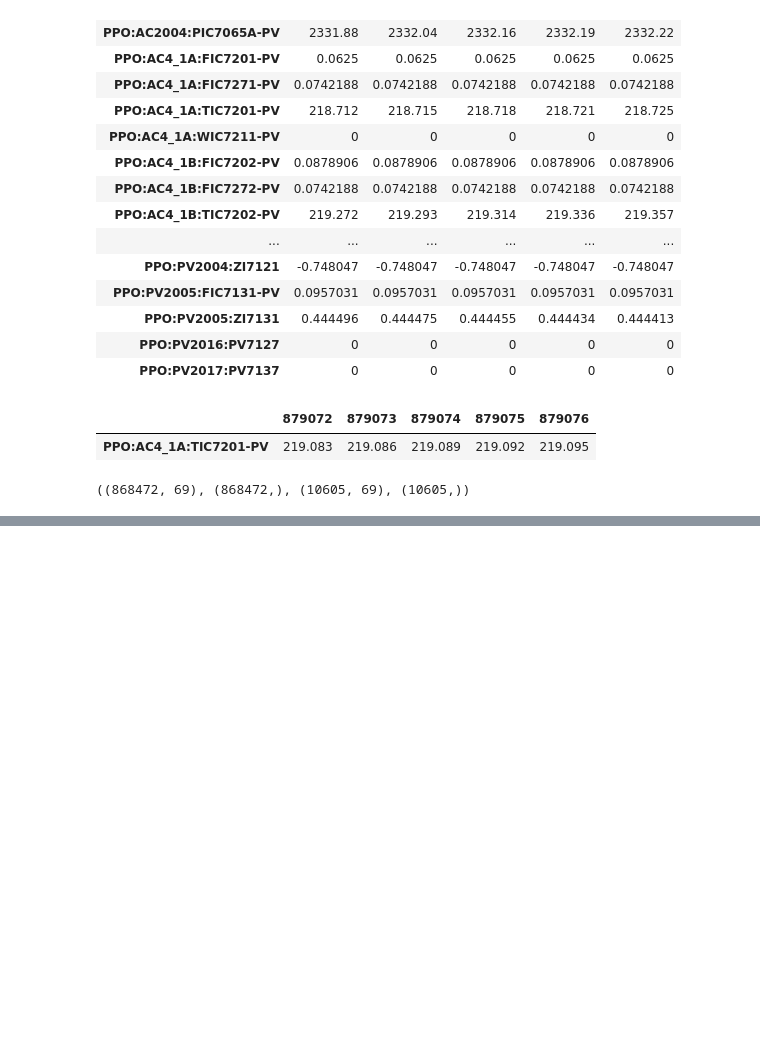
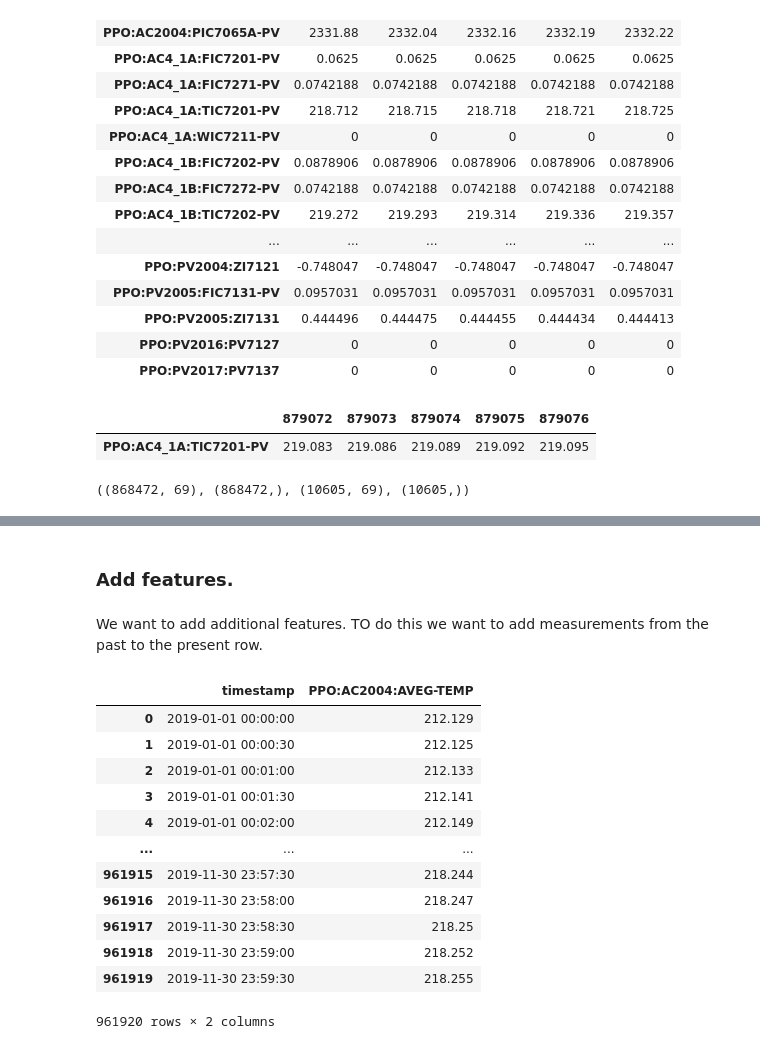
Before and after one commit to dabiged/TametheTemp, a Jupyter notebook: Data_investigations.ipynb, the cells around one changed output, grey strips where cells are left out. Cells and saved outputs as stored; diff of their text form; code cells hidden in the pictures; blank space fills up the shorter version.

Commit message:
Add Shifted Columns function

```diff
--- a/Data_investigations.ipynb
+++ b/Data_investigations.ipynb
@@ -268,0 +229,42 @@ Wall time: 3min 35s
+# %% [markdown]
+### Add features.
+# %% [markdown]
+We want to add additional features. TO do this we want to add measurements from the past to the present row.
+# %%
+def add_ts_col(df, col, shift):
+    '''
+    pd.DataFrame(nxm), str, int -> pd.DataFrame(n,m+1)
+
+    Add a shift a column in df, by shift x 30 seconds, then append it to df.
+    '''
+    current_cols = df.columns.values.tolist()
+    if col not in current_cols:
+        print("Column ",col, " Not found in dataframe")
+        return None
+    df['target_timestamp'] = df['timestamp'] + pd.Timedelta(seconds=shift*30)
+    df['target_'+col] = df[col]
+    x_df = df[current_cols]
+    y_df = df[['target_timestamp', 'target_'+col]]
+    merged_df = pd.merge(x_df, y_df, left_on='timestamp', right_on='target_timestamp')
+    x_df = merged_df.rename(columns={'target_'+col: col+'_-'+str(shift)})
+    return x_df
+# %%
+df_test=add_ts_col(df_test, 'PPO:AC2004:AVEG-TEMP',1)
+# %%
+df_test=df_test.drop(columns=['target_timestamp'],axis=1)
+df_test=df_test.drop(columns=['target_PPO:AC2004:AVEG-TEMP'],axis=1)
+df_test
+# %% [output]
+|  | timestamp | PPO:AC2004:AVEG-TEMP |
+| 0 | 2019-01-01 00:00:00 | 212.129 |
+| 1 | 2019-01-01 00:00:30 | 212.125 |
+| 2 | 2019-01-01 00:01:00 | 212.133 |
+| 3 | 2019-01-01 00:01:30 | 212.141 |
+| 4 | 2019-01-01 00:02:00 | 212.149 |
+| ... | ... | ... |
+| 961915 | 2019-11-30 23:57:30 | 218.244 |
+| 961916 | 2019-11-30 23:58:00 | 218.247 |
+| 961917 | 2019-11-30 23:58:30 | 218.25 |
+| 961918 | 2019-11-30 23:59:00 | 218.252 |
+| 961919 | 2019-11-30 23:59:30 | 218.255 |
+961920 rows × 2 columns
```
Also changed, not shown: parts of 6 cells of this notebook.
